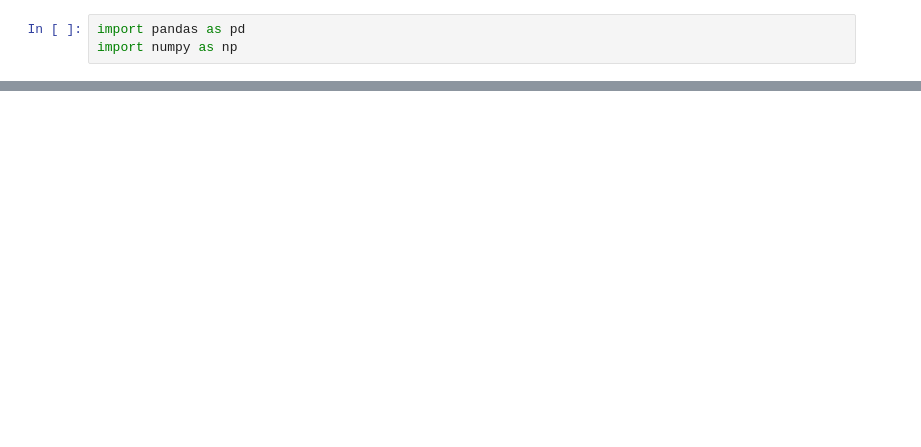
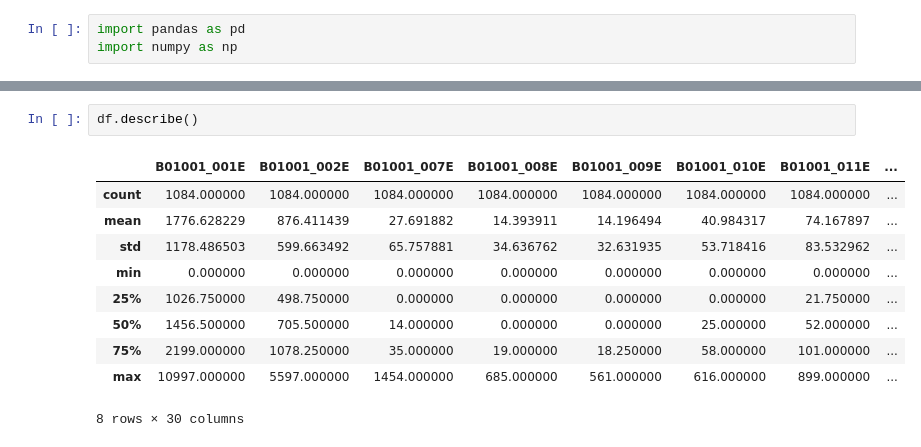
Before and after one commit to get-on-the-bus/via-project, a Jupyter notebook: kevin/kworking_scratch2_censusmerge.ipynb, the cells around one changed output, grey strips where cells are left out. Cells and saved outputs as stored; diff of their text form; blank space fills up the shorter version.

```diff
--- a/kevin/kworking_scratch2_censusmerge.ipynb
+++ b/kevin/kworking_scratch2_censusmerge.ipynb
@@ -25,0 +40,13 @@ df.head()
+# %%
+df.describe()
+# %% [output]
+|  | B01001_001E | B01001_002E | B01001_007E | B01001_008E | B01001_009E | B01001_010E | B01001_011E | ... |
+| count | 1084.000000 | 1084.000000 | 1084.000000 | 1084.000000 | 1084.000000 | 1084.000000 | 1084.000000 | ... |
+| mean | 1776.628229 | 876.411439 | 27.691882 | 14.393911 | 14.196494 | 40.984317 | 74.167897 | ... |
+| std | 1178.486503 | 599.663492 | 65.757881 | 34.636762 | 32.631935 | 53.718416 | 83.532962 | ... |
+| min | 0.000000 | 0.000000 | 0.000000 | 0.000000 | 0.000000 | 0.000000 | 0.000000 | ... |
+| 25% | 1026.750000 | 498.750000 | 0.000000 | 0.000000 | 0.000000 | 0.000000 | 21.750000 | ... |
+| 50% | 1456.500000 | 705.500000 | 14.000000 | 0.000000 | 0.000000 | 25.000000 | 52.000000 | ... |
+| 75% | 2199.000000 | 1078.250000 | 35.000000 | 19.000000 | 18.250000 | 58.000000 | 101.000000 | ... |
+| max | 10997.000000 | 5597.000000 | 1454.000000 | 685.000000 | 561.000000 | 616.000000 | 899.000000 | ... |
+8 rows × 30 columns
```
Also changed, not shown: parts of 21 cells of this notebook, 1 other file.
